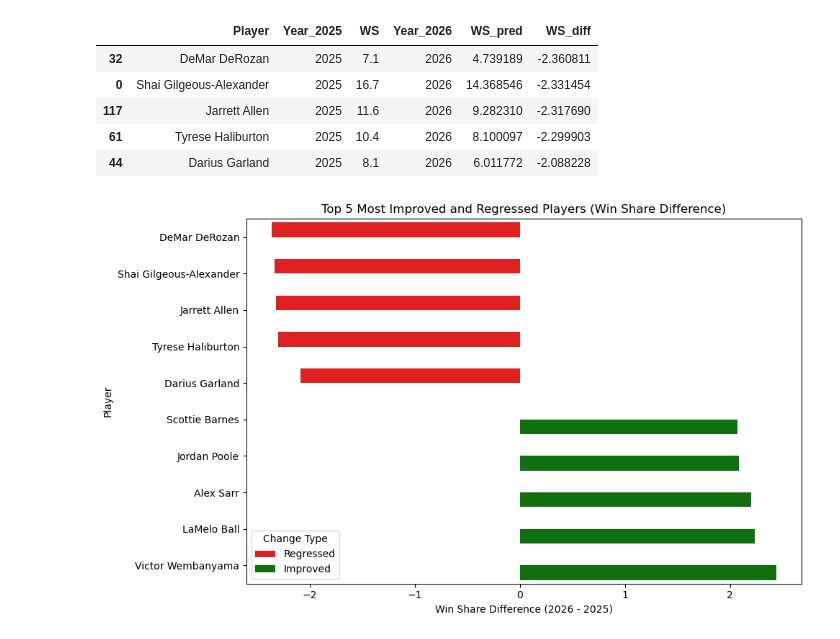
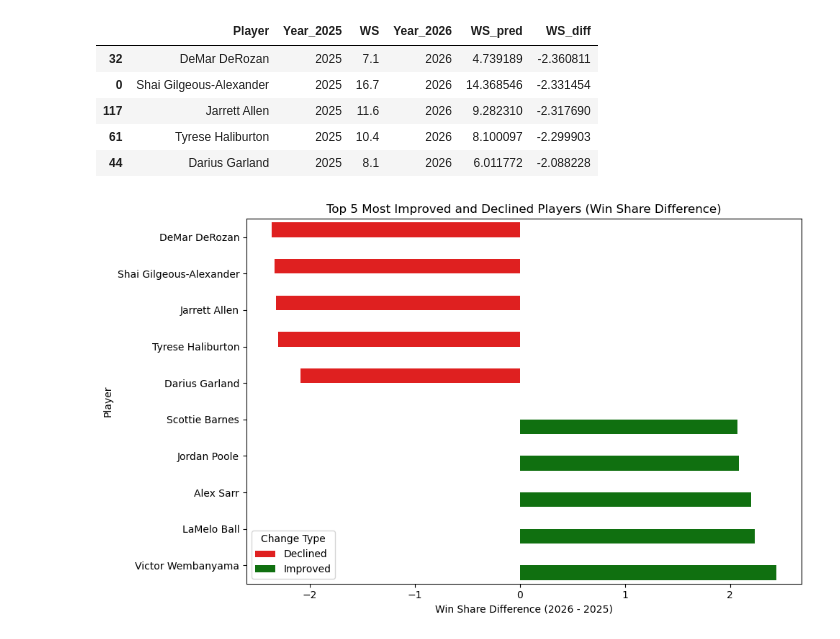
Before and after one commit to oduku1/Omar_Dukureh_Capstone_Final, a Jupyter notebook: notebooks/4_final_modeling.ipynb, the cells around one changed output. Drawn from its saved outputs; the diff is of its cells as text; code cells hidden in the pictures.

```diff
--- a/notebooks/4_final_modeling.ipynb
+++ b/notebooks/4_final_modeling.ipynb
@@ -149,18 +149,18 @@ WS_plot = WS_plot.sort_values("WS_diff", ascending=True)
 # %%
 plt.figure(figsize=(10, 6))
 sns.barplot(
     x="WS_diff",
     y="Player",
     hue="Change",
     data=WS_plot,
-    palette={"Improved": "green", "Regressed": "red"}
+    palette={"Improved": "green", "Declined": "red"}
 )
 
-plt.title("Top 5 Most Improved and Regressed Players (Win Share Difference)")
+plt.title("Top 5 Most Improved and Declined Players (Win Share Difference)")
 plt.xlabel("Win Share Difference (2026 - 2025)")
 plt.ylabel("Player")
 plt.legend(title="Change Type")
 plt.tight_layout()
 plt.show()
 # %% [output]
-[figure, old version]
+[figure, new version]
```
Also changed, not shown: parts of 1 cell of this notebook, 1 other file.
